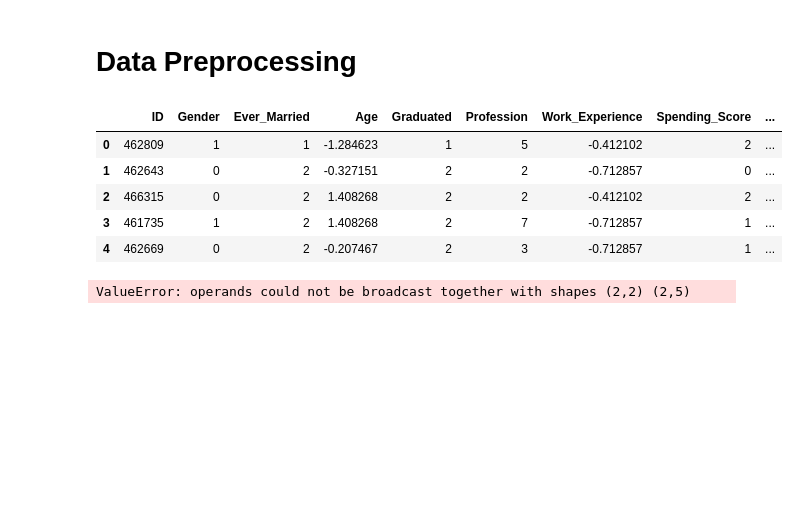
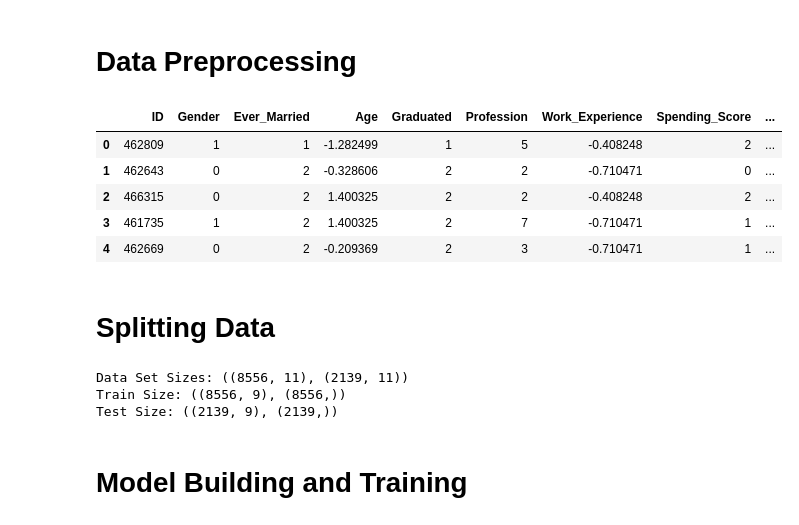
Before and after one commit to AsimWattoo/CustomerSegmentation_NN_Python, a Jupyter notebook: index.ipynb, the cells around one changed output. Cells and saved outputs as stored; diff of their text form; code cells hidden in the pictures; blank space fills up the shorter version.

```diff
--- a/index.ipynb
+++ b/index.ipynb
@@ -17,7 +20,8 @@ train_file = "Train.csv"
 test_file = "Test.csv"
 train_df = dl.load_data(train_file, True)
 test_df = dl.load_data(test_file, True)
-train_df.head()
+data_df = pd.concat([train_df, test_df])
+data_df
 # %% [output]
 |  | ID | Gender | Ever_Married | Age | Graduated | Profession | Work_Experience | Spending_Score | ... |
 | 0 | 462809 | Male | No | 22 | No | Healthcare | 1.0 | Low | ... |
@@ -55,11 +63,28 @@ for feature in numerical_features:
 # %%
 # Showing Result of Conversion and Feature Normalization
-train_df.head()
+data_df.head()
 # %% [output]
 |  | ID | Gender | Ever_Married | Age | Graduated | Profession | Work_Experience | Spending_Score | ... |
-| 0 | 462809 | 1 | 1 | -1.284623 | 1 | 5 | -0.412102 | 2 | ... |
-| 1 | 462643 | 0 | 2 | -0.327151 | 2 | 2 | -0.712857 | 0 | ... |
-| 2 | 466315 | 0 | 2 | 1.408268 | 2 | 2 | -0.412102 | 2 | ... |
-| 3 | 461735 | 1 | 2 | 1.408268 | 2 | 7 | -0.712857 | 1 | ... |
-| 4 | 462669 | 0 | 2 | -0.207467 | 2 | 3 | -0.712857 | 1 | ... |
+| 0 | 462809 | 1 | 1 | -1.282499 | 1 | 5 | -0.408248 | 2 | ... |
+| 1 | 462643 | 0 | 2 | -0.328606 | 2 | 2 | -0.710471 | 0 | ... |
+| 2 | 466315 | 0 | 2 | 1.400325 | 2 | 2 | -0.408248 | 2 | ... |
+| 3 | 461735 | 1 | 2 | 1.400325 | 2 | 7 | -0.710471 | 1 | ... |
+| 4 | 462669 | 0 | 2 | -0.209369 | 2 | 3 | -0.710471 | 1 | ... |
+# %% [markdown]
+# Splitting Data
+# %%
+train_df, test_df = dl.train_test_split(data_df, 0.8)
+print(f'Data Set Sizes: {train_df.shape, test_df.shape}')
+train_X = np.array(train_df[features])
+train_y = np.array(train_df[label])
+test_X = np.array(test_df[features])
+test_y = np.array(test_df[label])
+print(f'Train Size: {train_X.shape, train_y.shape}')
+print(f'Test Size: {test_X.shape, test_y.shape}')
+# %% [output]
+Data Set Sizes: ((8556, 11), (2139, 11))
+Train Size: ((8556, 9), (8556,))
+Test Size: ((2139, 9), (2139,))
+# %% [markdown]
+# Model Building and Training
 # %%
@@ -73,14 +100,0 @@ lamda = 0.2
-# %%
-# with Live(save_dvc_exp=True) as live:
-    # live.log_param("Learning Rate", learning_rate)
-losses = []
-for i in range(2000):
-    # live.log_param('Epoch', i)
-    a2 = layers[1].forward_propagation(X)
-    loss = layers[2].loss(a2, y, 2, lamda)
-    losses.append(loss)
-    # live.log_metric("Loss", loss)
-    NN.backward_propagate(layers, X, y, learning_rate, lamda)
-    # live.next_step()
-# %% [output]
-ValueError: operands could not be broadcast together with shapes (2,2) (2,5)
```
Also changed, not shown: parts of 9 cells of this notebook, 2 other files.
